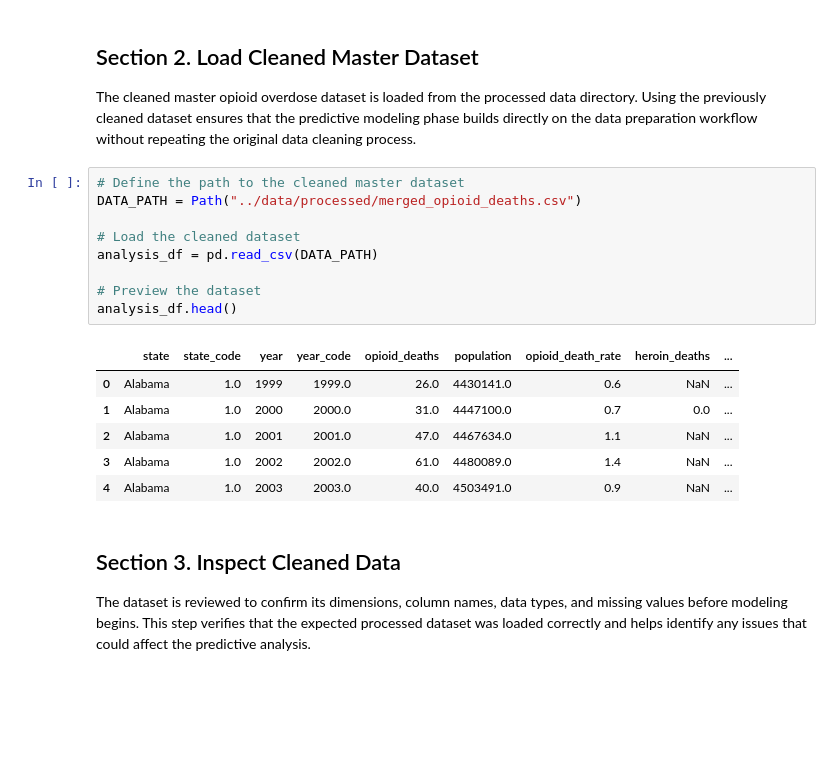
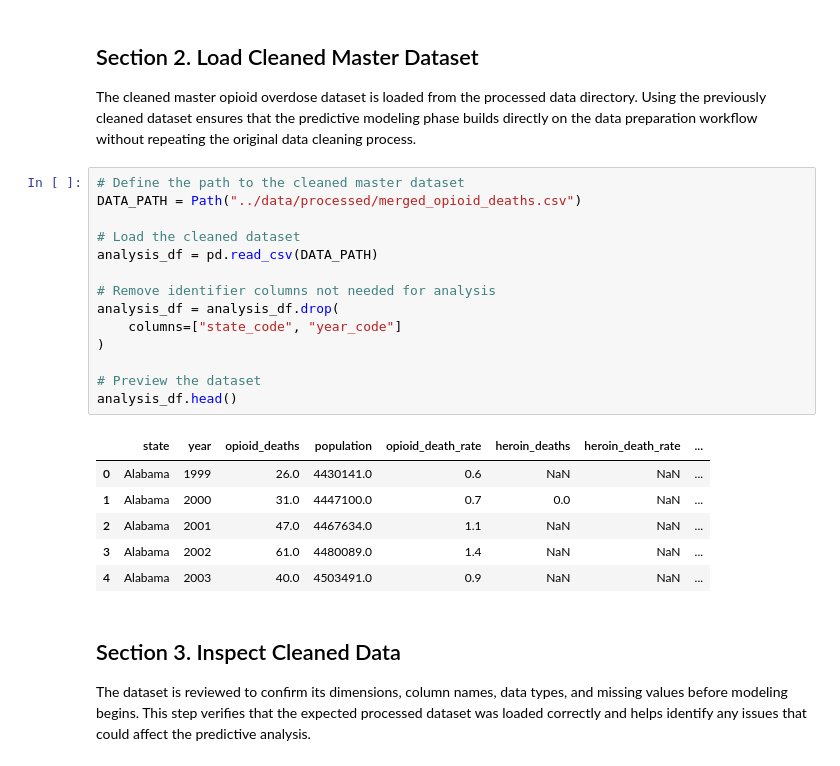
Before and after one commit to abeaderstadt/opioid-overdose-capstone, a Jupyter notebook: notebooks/predictive_modeling.ipynb, the cells around one changed output. Saved outputs shown, nothing was run; the diff lists cells and outputs as text; blank space fills up the shorter version.

```diff
--- a/notebooks/predictive_modeling.ipynb
+++ b/notebooks/predictive_modeling.ipynb
@@ -25,19 +25,24 @@ The cleaned master opioid overdose dataset is loaded from the processed data dir
 # %%
 # Define the path to the cleaned master dataset
 DATA_PATH = Path("../data/processed/merged_opioid_deaths.csv")
 
 # Load the cleaned dataset
 analysis_df = pd.read_csv(DATA_PATH)
 
+# Remove identifier columns not needed for analysis
+analysis_df = analysis_df.drop(
+    columns=["state_code", "year_code"]
+)
+
 # Preview the dataset
 analysis_df.head()
 # %% [output]
-|  | state | state_code | year | year_code | opioid_deaths | population | opioid_death_rate | heroin_deaths | ... |
-| 0 | Alabama | 1.0 | 1999 | 1999.0 | 26.0 | 4430141.0 | 0.6 | NaN | ... |
-| 1 | Alabama | 1.0 | 2000 | 2000.0 | 31.0 | 4447100.0 | 0.7 | 0.0 | ... |
-| 2 | Alabama | 1.0 | 2001 | 2001.0 | 47.0 | 4467634.0 | 1.1 | NaN | ... |
-| 3 | Alabama | 1.0 | 2002 | 2002.0 | 61.0 | 4480089.0 | 1.4 | NaN | ... |
-| 4 | Alabama | 1.0 | 2003 | 2003.0 | 40.0 | 4503491.0 | 0.9 | NaN | ... |
+|  | state | year | opioid_deaths | population | opioid_death_rate | heroin_deaths | heroin_death_rate | ... |
+| 0 | Alabama | 1999 | 26.0 | 4430141.0 | 0.6 | NaN | NaN | ... |
+| 1 | Alabama | 2000 | 31.0 | 4447100.0 | 0.7 | 0.0 | NaN | ... |
+| 2 | Alabama | 2001 | 47.0 | 4467634.0 | 1.1 | NaN | NaN | ... |
+| 3 | Alabama | 2002 | 61.0 | 4480089.0 | 1.4 | NaN | NaN | ... |
+| 4 | Alabama | 2003 | 40.0 | 4503491.0 | 0.9 | NaN | NaN | ... |
 # %% [markdown]
 ## Section 3. Inspect Cleaned Data
 The dataset is reviewed to confirm its dimensions, column names, data types, and missing values before modeling begins. This step verifies that the expected processed dataset was loaded correctly and helps identify any issues that could affect the predictive analysis.
```
Also changed, not shown: parts of 2 cells of this notebook, 1 other file.
